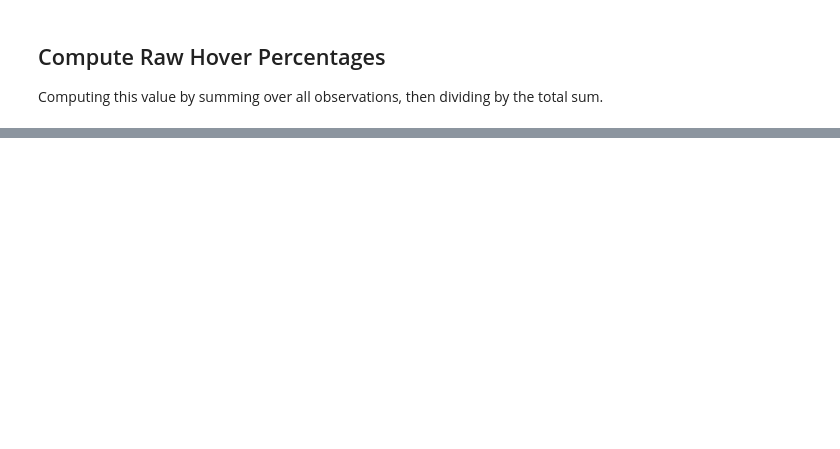
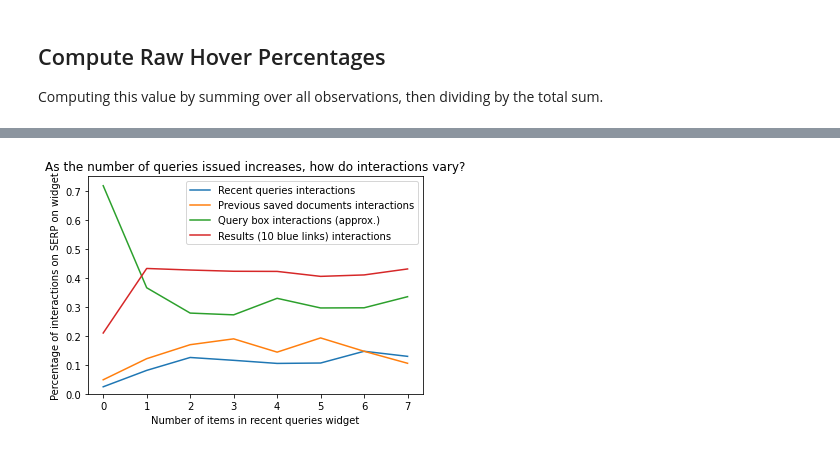
Before and after one commit to maxwelld90/modelling, a Jupyter notebook: exploratory/cscw-markov/Exploratory CSCW Gig.ipynb, the cells around one changed output, grey strips where cells are left out. Cells and saved outputs as stored; diff of their text form; code cells hidden in the pictures; blank space fills up the shorter version.

```diff
--- a/exploratory/cscw-markov/Exploratory CSCW Gig.ipynb
+++ b/exploratory/cscw-markov/Exploratory CSCW Gig.ipynb
@@ -65,0 +208,18 @@ full = full_df[['raw_sum', 'raw_query_fraction', 'raw_results_fraction', 'raw_re
+# %%
+query_data = [
+    query0_df,
+    query1_df,
+    query2_df,
+    query3_df,
+    query4_df,
+    query5_df,
+    query6_df,
+    query7_df,
+]
+
+plot_interactions_as_widget_increases(query_data,
+                                      'As the number of queries issued increases, how do interactions vary?',
+                                      'Percentage of interactions on SERP on widget',
+                                      'Number of items in recent queries widget')
+# %% [output]
+[figure, added]
```
Also changed, not shown: parts of 16 cells of this notebook, 17 other files.
